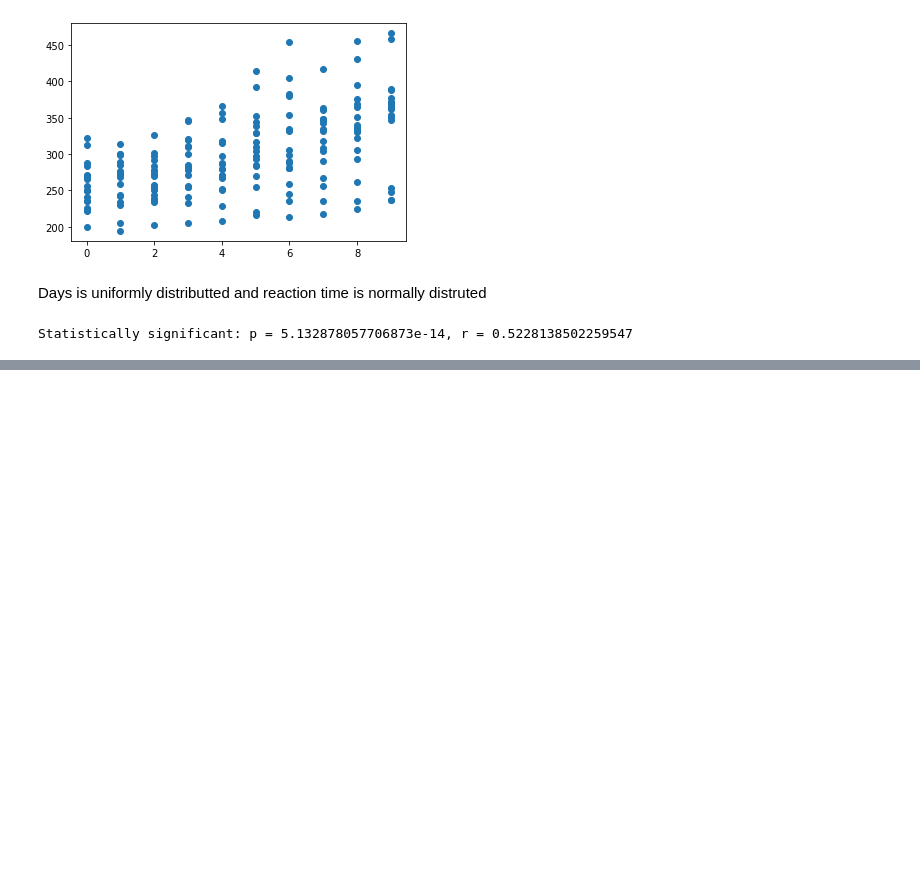
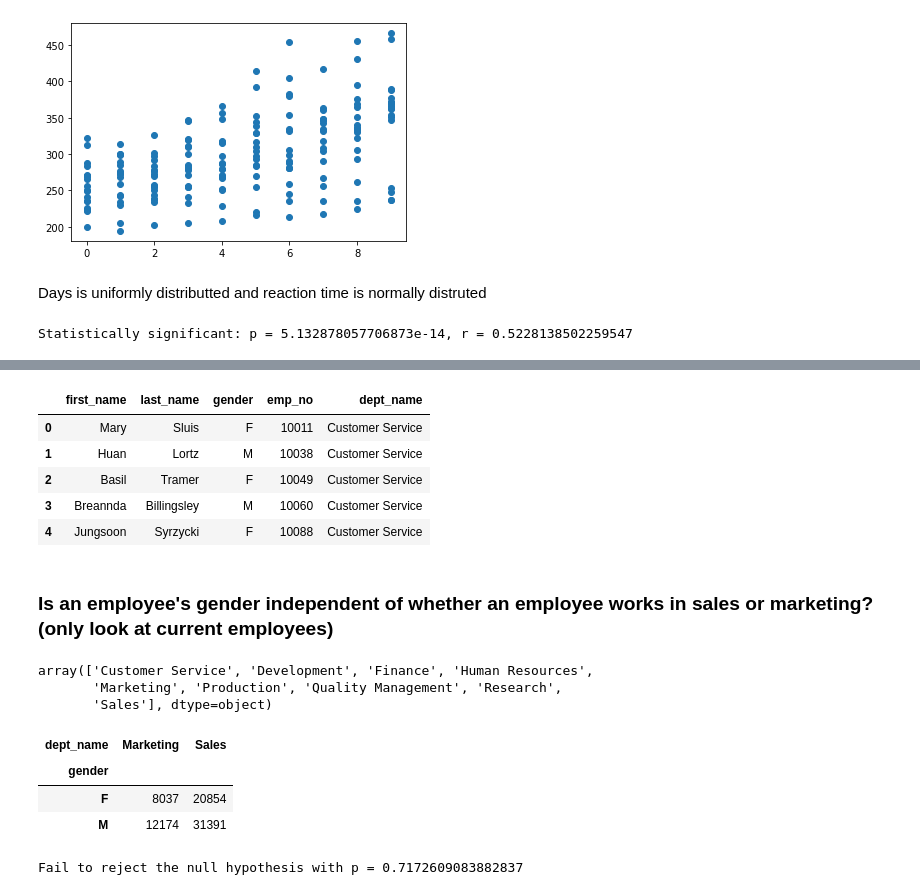
Before and after one commit to richie-p-meyer/statistics-exercises, a Jupyter notebook: hypothesis_testing.ipynb, the cells around one changed output, grey strips where cells are left out. Cells and saved outputs as stored; diff of their text form; code cells hidden in the pictures; blank space fills up the shorter version.

```diff
--- a/hypothesis_testing.ipynb
+++ b/hypothesis_testing.ipynb
@@ -426,0 +496,18 @@ AttributeError: module 'scipy.stats' has no attribute 'kr'
+# %%
+db_url = f'mysql+pymysql://{env.user}:{env.password}@{env.host}/employees'
+dpt_managers = pd.read_sql(query, db_url)
+# %%
+query = 'select first_name, last_name, gender, emp_no, departments.dept_name \
+from employees \
+join dept_emp using (emp_no) \
+join departments using (dept_no)'
+dpt_all = pd.read_sql(query, db_url)
+# %%
+dpt_all.head()
+# %% [output]
+|  | first_name | last_name | gender | emp_no | dept_name |
+| 0 | Mary | Sluis | F | 10011 | Customer Service |
+| 1 | Huan | Lortz | M | 10038 | Customer Service |
+| 2 | Basil | Tramer | F | 10049 | Customer Service |
+| 3 | Breannda | Billingsley | M | 10060 | Customer Service |
+| 4 | Jungsoon | Syrzycki | F | 10088 | Customer Service |
@@ -426,0 +518,8 @@ AttributeError: module 'scipy.stats' has no attribute 'kr'
+# %% [markdown]
+### Is an employee's gender independent of whether an employee works in sales or marketing? (only look at current employees)
+# %%
+dpt_all.dept_name.unique()
+# %% [output]
+array(['Customer Service', 'Development', 'Finance', 'Human Resources',
+       'Marketing', 'Production', 'Quality Management', 'Research',
+       'Sales'], dtype=object)
@@ -426,0 +528,8 @@ AttributeError: module 'scipy.stats' has no attribute 'kr'
+# %%
+observed = pd.crosstab(sales_marketing.gender, sales_marketing.dept_name)
+observed
+# %% [output]
+| dept_name | Marketing | Sales |
+| gender |  |  |
+| F | 8037 | 20854 |
+| M | 12174 | 31391 |
@@ -426,0 +538,4 @@ AttributeError: module 'scipy.stats' has no attribute 'kr'
+# %%
+print(f'Fail to reject the null hypothesis with p = {p}')
+# %% [output]
+Fail to reject the null hypothesis with p = 0.7172609083882837
```
Also changed, not shown: parts of 22 cells of this notebook.
